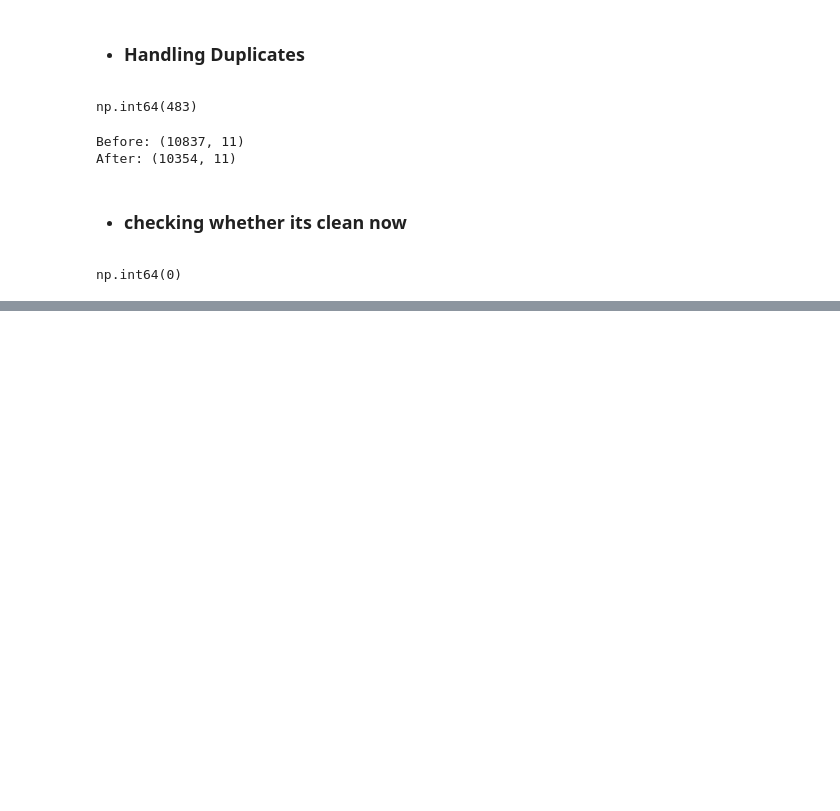
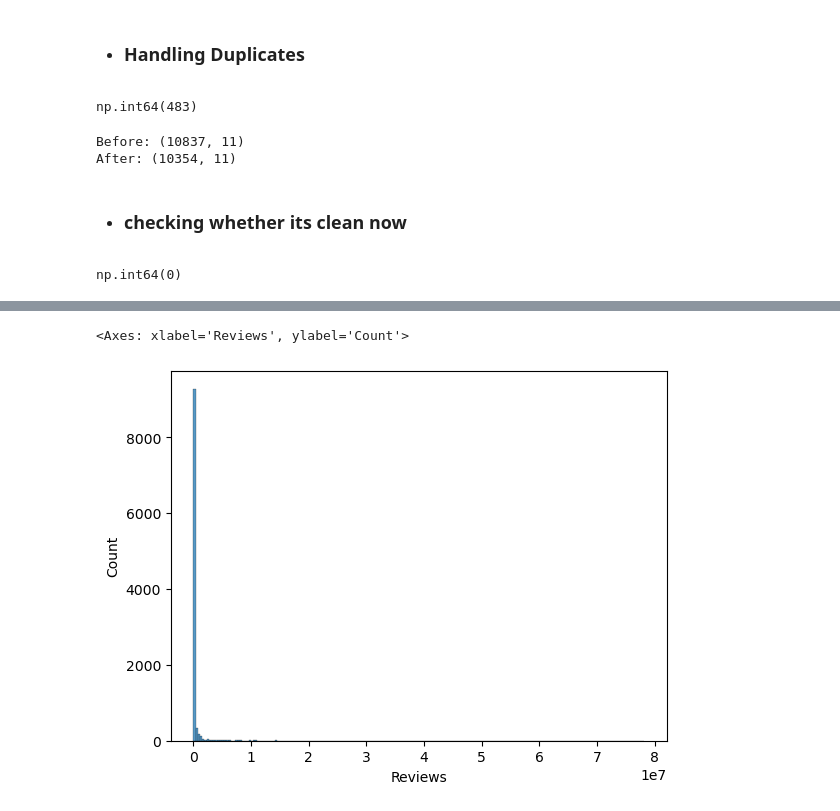
Before and after one commit to Aflah2512/Play_Store_Data_Analysis, a Jupyter notebook: PLAYSTOREDATAANALYSIS.ipynb, the cells around one changed output, grey strips where cells are left out. Saved outputs shown, nothing was run; the diff lists cells and outputs as text; code cells hidden in the pictures; blank space fills up the shorter version.

```diff
--- a/PLAYSTOREDATAANALYSIS.ipynb
+++ b/PLAYSTOREDATAANALYSIS.ipynb
@@ -791,0 +1081,5 @@ df.head()
+# %%
+sns.histplot(data=df_new,x="Reviews")
+# %% [output]
+<Axes: xlabel='Reviews', ylabel='Count'>
+[figure, added]
```
Also changed, not shown: parts of 47 cells of this notebook, 6 other files.
